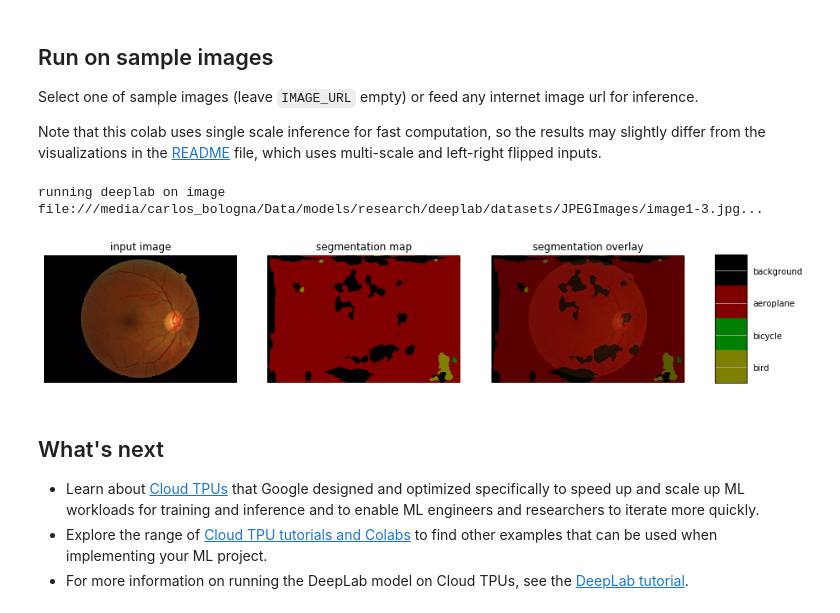
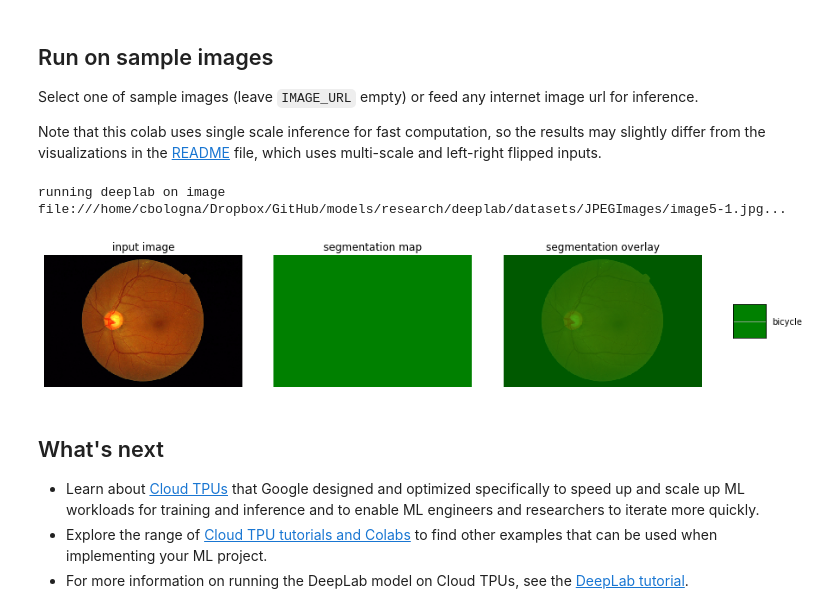
Before and after one commit to carlos-bologna/models, a Jupyter notebook: research/deeplab/deeplab_demo.ipynb, the cells around one changed output. Saved outputs shown, nothing was run; the diff lists cells and outputs as text; code cells hidden in the pictures.

Commit message:
modified:   research/deeplab/datasets/data_generator.py 	modified:   research/deeplab/deeplab_demo.ipynb 	modified:   research/deeplab/train.sh

```diff
--- a/research/deeplab/deeplab_demo.ipynb
+++ b/research/deeplab/deeplab_demo.ipynb
@@ -217,31 +217,31 @@ which uses multi-scale and left-right flipped inputs.
 # %%
 
 SAMPLE_IMAGE = 'image1'  # @param ['image1', 'image2', 'image3']
-IMAGE_URL = 'file:///media/carlos_bologna/Data/models/research/deeplab/datasets/JPEGImages/image1-3.jpg'  #@param {type:"string"}
+IMAGE_URL = 'file:///home/cbologna/Dropbox/GitHub/models/research/deeplab/datasets/JPEGImages/image5-1.jpg'  #@param {type:"string"}
 
 _SAMPLE_URL = ('https://github.com/tensorflow/models/blob/master/research/deeplab/g3doc/img/%s.jpg?raw=true')
 
 def run_visualization(url):
   """Inferences DeepLab model and visualizes result."""
   try:
     f = urllib.request.urlopen(url)
     jpeg_str = f.read()
     original_im = Image.open(BytesIO(jpeg_str))
   except IOError:
     print('Cannot retrieve image. Please check url: ' + url)
     return
 
   print('running deeplab on image %s...' % url)
   resized_im, seg_map = MODEL.run(original_im)
 
   vis_segmentation(resized_im, seg_map)
 
 
 image_url = IMAGE_URL or _SAMPLE_URL % SAMPLE_IMAGE
 run_visualization(image_url)
 # %% [output]
-running deeplab on image file:///media/carlos_bologna/Data/models/research/deeplab/datasets/JPEGImages/image1-3.jpg...
+running deeplab on image file:///home/cbologna/Dropbox/GitHub/models/research/deeplab/datasets/JPEGImages/image5-1.jpg...
-[figure, old version]
+[figure, new version]
 # %% [markdown]
 ## What's next
 
```
Also changed, not shown: 2 other files.
